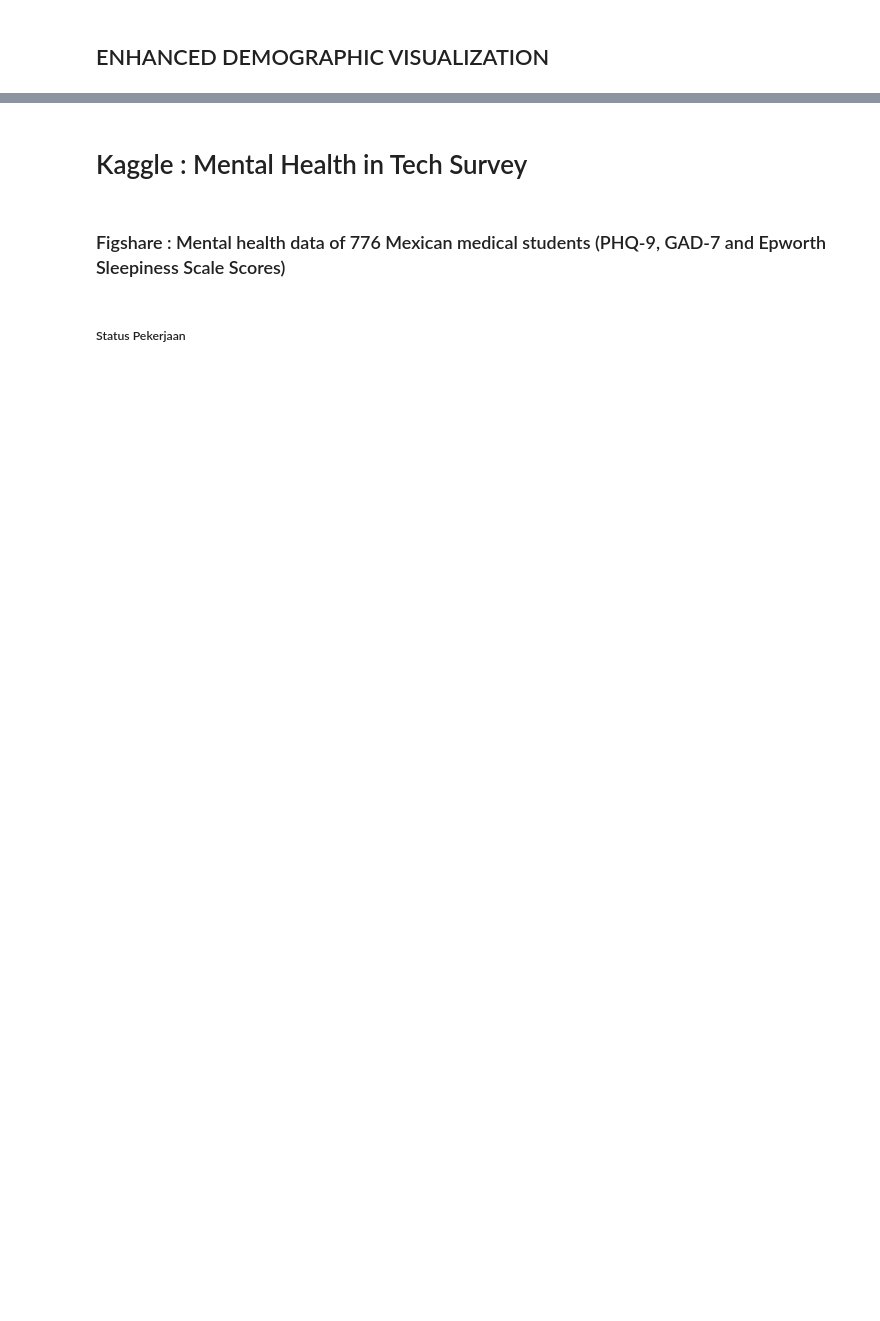
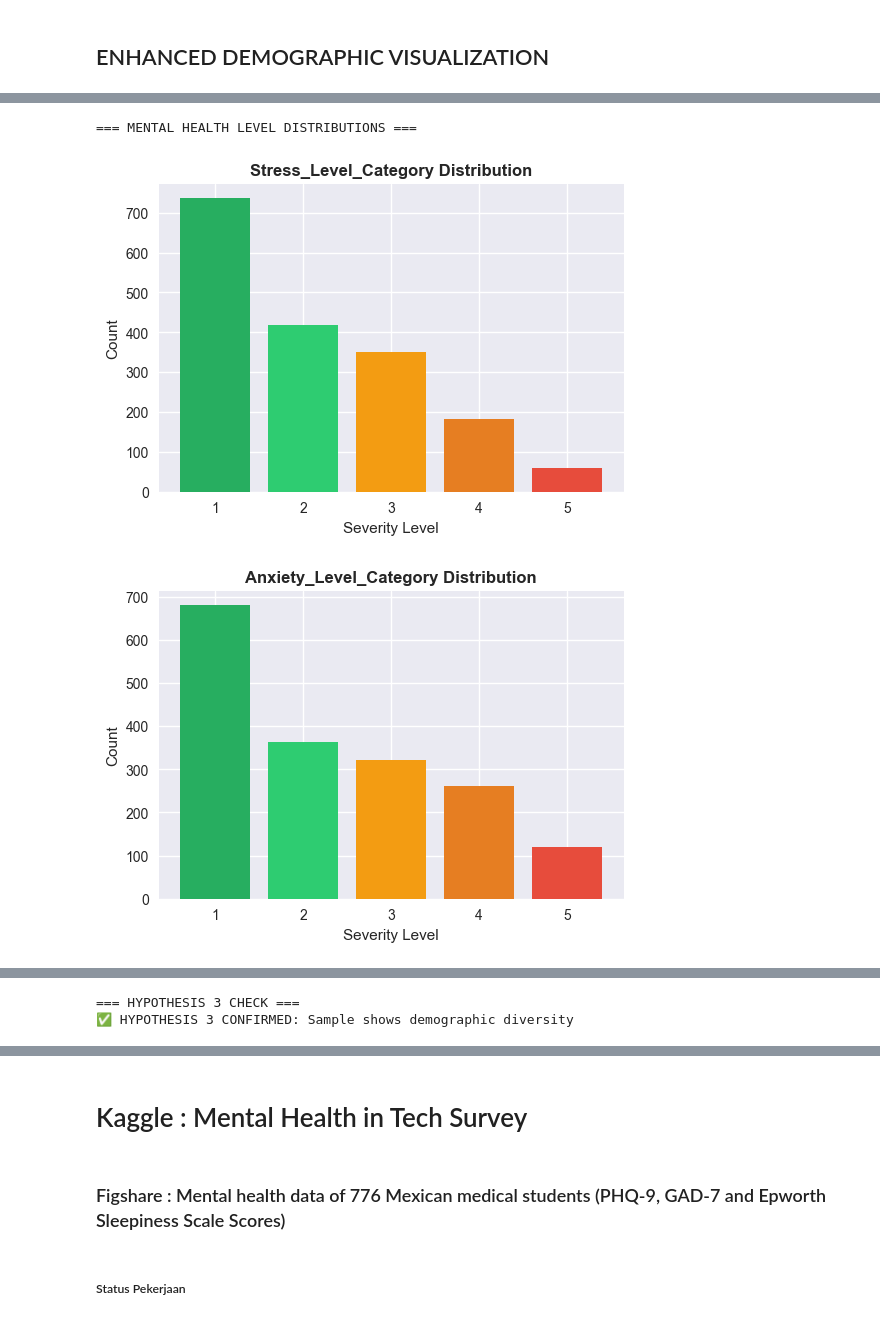
Before and after one commit to alivianay/stresss, a Jupyter notebook: notebook/code.ipynb, the cells around one changed output, grey strips where cells are left out. Cells and saved outputs as stored; diff of their text form; code cells hidden in the pictures; blank space fills up the shorter version.

Commit message:
mental health corelation

```diff
--- a/notebook/code.ipynb
+++ b/notebook/code.ipynb
@@ -231,0 +469,23 @@ print("5. Graduation and above")
+# %%
+# 7 Mental Health Levels (Stress / Anxiety / Depression)
+
+print("\n=== MENTAL HEALTH LEVEL DISTRIBUTIONS ===")
+
+for col in level_cols:
+    plt.figure(figsize=(6,4))
+    level_counts = data_clean[col].value_counts().sort_index()
+
+    plt.bar(
+        level_counts.index,
+        level_counts.values,
+        color=['#27ae60', '#2ecc71', '#f39c12', '#e67e22', '#e74c3c']
+    )
+
+    plt.title(f'{col} Distribution', fontweight='bold')
+    plt.xlabel('Severity Level')
+    plt.ylabel('Count')
+    plt.show()
+# %% [output]
+=== MENTAL HEALTH LEVEL DISTRIBUTIONS ===
+[figure, added]
+[figure, added]
@@ -231,0 +493,11 @@ print("5. Graduation and above")
+# %%
+demographic_diversity = data_clean[demographic_cols].nunique().mean()
+
+print("\n=== HYPOTHESIS 3 CHECK ===")
+if demographic_diversity > 2:
+    print("✅ HYPOTHESIS 3 CONFIRMED: Sample shows demographic diversity")
+else:
+    print("❌ HYPOTHESIS 3 REJECTED: Limited demographic diversity")
+# %% [output]
+=== HYPOTHESIS 3 CHECK ===
+✅ HYPOTHESIS 3 CONFIRMED: Sample shows demographic diversity
```
Also changed, not shown: parts of 40 cells of this notebook.
